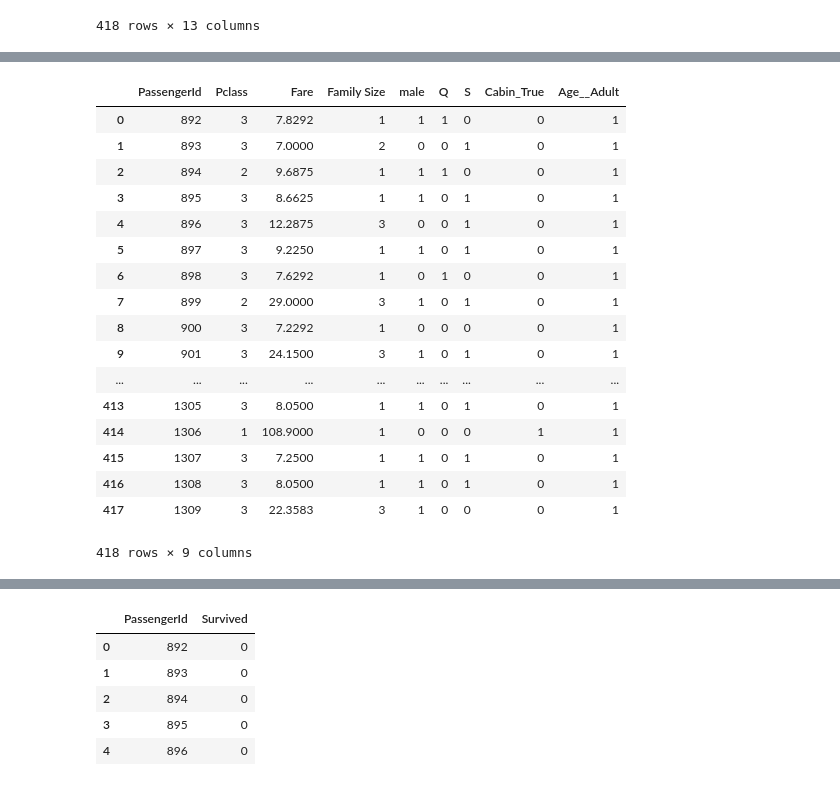
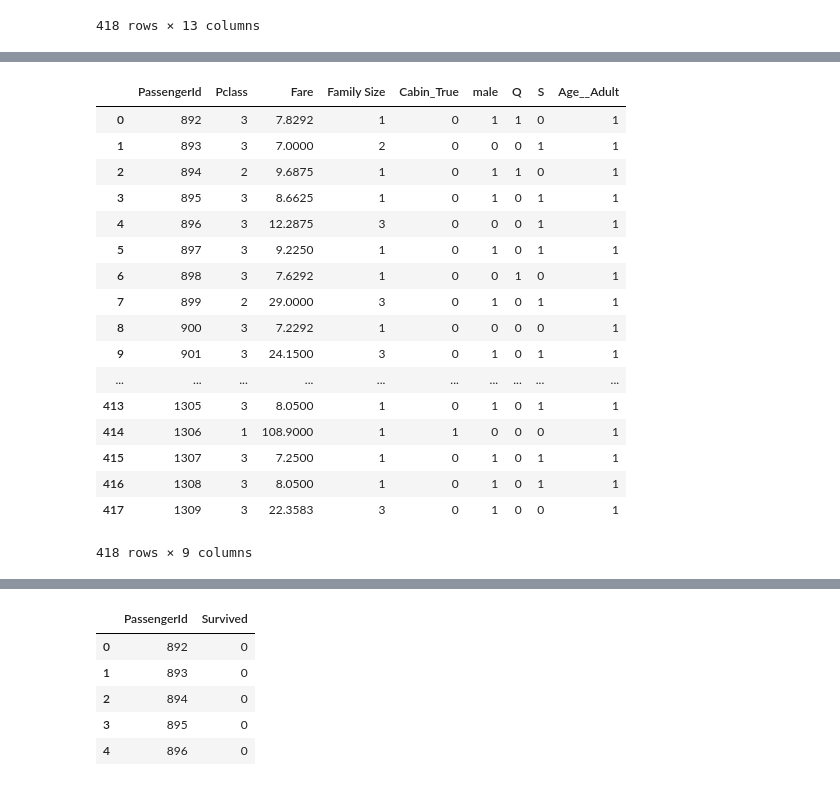
Before and after one commit to GodzillaShotgun/TitanicKaggle, a Jupyter notebook: Titanic.ipynb, the cells around one changed output, grey strips where cells are left out. Saved outputs shown, nothing was run; the diff lists cells and outputs as text; code cells hidden in the pictures.

```diff
--- a/Titanic.ipynb
+++ b/Titanic.ipynb
@@ -222,7 +225,7 @@ embark = pd.get_dummies(test['Embarked'],drop_first=True)
 cabin=pd.get_dummies(test['Cabin_known'],drop_first=True,prefix='Cabin')
 #prefix=pd.get_dummies(test['NamePrefix'],drop_first=True,prefix='Prefix')
 age=pd.get_dummies(test['Age'],drop_first=True,prefix='Age_')
-test = pd.concat([test,sex,embark,cabin,age],axis=1)
+test = pd.concat([test,cabin,sex,embark,age],axis=1)
 test.head()
 # %% [output]
 |  | PassengerId | Pclass | Name | Sex | Age | SibSp | Parch | Ticket | Fare | Embarked | ... |
@@ -242,8 +251,8 @@ train.head()
 | 4 | 5 | 0 | 3 | Allen, Mr. William Henry | male | Adult | 0 | 0 | 373450 | 8.0500 | ... |
 # %%
 #get rid of extra varibles
-train.drop(['Sex','Embarked','Name','Ticket','Cabin_known',"Age",'NamePrefix','SibSp','Parch'],axis=1,inplace=True)
-test.drop(['Sex','Embarked','Name','Ticket','Cabin_known',"Age",'NamePrefix','SibSp','Parch'],axis=1,inplace=True)
+train.drop(['Sex','Embarked','Name','Ticket',"Age",'SibSp','Parch','NamePrefix','Cabin_known'],axis=1,inplace=True)
+test.drop(['Sex','Embarked','Name','Ticket',"Age",'SibSp','Parch','NamePrefix','Cabin_known'],axis=1,inplace=True)
 # %%
 train.head()
 # %% [output]
@@ -306,24 +321,24 @@ sns.heatmap(test.isnull(),yticklabels=False,cbar=False,cmap='viridis')
 # %%
-#test=test[np.isfinite(test['PassengerId'])]
+test=test[np.isfinite(test['PassengerId'])]
 test.head(500)
 # %% [output]
-|  | PassengerId | Pclass | Fare | Family Size | male | Q | S | Cabin_True | Age__Adult |
-| 0 | 892 | 3 | 7.8292 | 1 | 1 | 1 | 0 | 0 | 1 |
-| 1 | 893 | 3 | 7.0000 | 2 | 0 | 0 | 1 | 0 | 1 |
-| 2 | 894 | 2 | 9.6875 | 1 | 1 | 1 | 0 | 0 | 1 |
-| 3 | 895 | 3 | 8.6625 | 1 | 1 | 0 | 1 | 0 | 1 |
-| 4 | 896 | 3 | 12.2875 | 3 | 0 | 0 | 1 | 0 | 1 |
-| 5 | 897 | 3 | 9.2250 | 1 | 1 | 0 | 1 | 0 | 1 |
-| 6 | 898 | 3 | 7.6292 | 1 | 0 | 1 | 0 | 0 | 1 |
-| 7 | 899 | 2 | 29.0000 | 3 | 1 | 0 | 1 | 0 | 1 |
+|  | PassengerId | Pclass | Fare | Family Size | Cabin_True | male | Q | S | Age__Adult |
+| 0 | 892 | 3 | 7.8292 | 1 | 0 | 1 | 1 | 0 | 1 |
+| 1 | 893 | 3 | 7.0000 | 2 | 0 | 0 | 0 | 1 | 1 |
+| 2 | 894 | 2 | 9.6875 | 1 | 0 | 1 | 1 | 0 | 1 |
+| 3 | 895 | 3 | 8.6625 | 1 | 0 | 1 | 0 | 1 | 1 |
+| 4 | 896 | 3 | 12.2875 | 3 | 0 | 0 | 0 | 1 | 1 |
+| 5 | 897 | 3 | 9.2250 | 1 | 0 | 1 | 0 | 1 | 1 |
+| 6 | 898 | 3 | 7.6292 | 1 | 0 | 0 | 1 | 0 | 1 |
+| 7 | 899 | 2 | 29.0000 | 3 | 0 | 1 | 0 | 1 | 1 |
 | 8 | 900 | 3 | 7.2292 | 1 | 0 | 0 | 0 | 0 | 1 |
-| 9 | 901 | 3 | 24.1500 | 3 | 1 | 0 | 1 | 0 | 1 |
+| 9 | 901 | 3 | 24.1500 | 3 | 0 | 1 | 0 | 1 | 1 |
 | ... | ... | ... | ... | ... | ... | ... | ... | ... | ... |
-| 413 | 1305 | 3 | 8.0500 | 1 | 1 | 0 | 1 | 0 | 1 |
-| 414 | 1306 | 1 | 108.9000 | 1 | 0 | 0 | 0 | 1 | 1 |
-| 415 | 1307 | 3 | 7.2500 | 1 | 1 | 0 | 1 | 0 | 1 |
-| 416 | 1308 | 3 | 8.0500 | 1 | 1 | 0 | 1 | 0 | 1 |
-| 417 | 1309 | 3 | 22.3583 | 3 | 1 | 0 | 0 | 0 | 1 |
+| 413 | 1305 | 3 | 8.0500 | 1 | 0 | 1 | 0 | 1 | 1 |
+| 414 | 1306 | 1 | 108.9000 | 1 | 1 | 0 | 0 | 0 | 1 |
+| 415 | 1307 | 3 | 7.2500 | 1 | 0 | 1 | 0 | 1 | 1 |
+| 416 | 1308 | 3 | 8.0500 | 1 | 0 | 1 | 0 | 1 | 1 |
+| 417 | 1309 | 3 | 22.3583 | 3 | 0 | 1 | 0 | 0 | 1 |
 418 rows × 9 columns
 # %%
 #Starting training the model and cross validate the model
```
Also changed, not shown: parts of 27 cells of this notebook, 4 other files.
